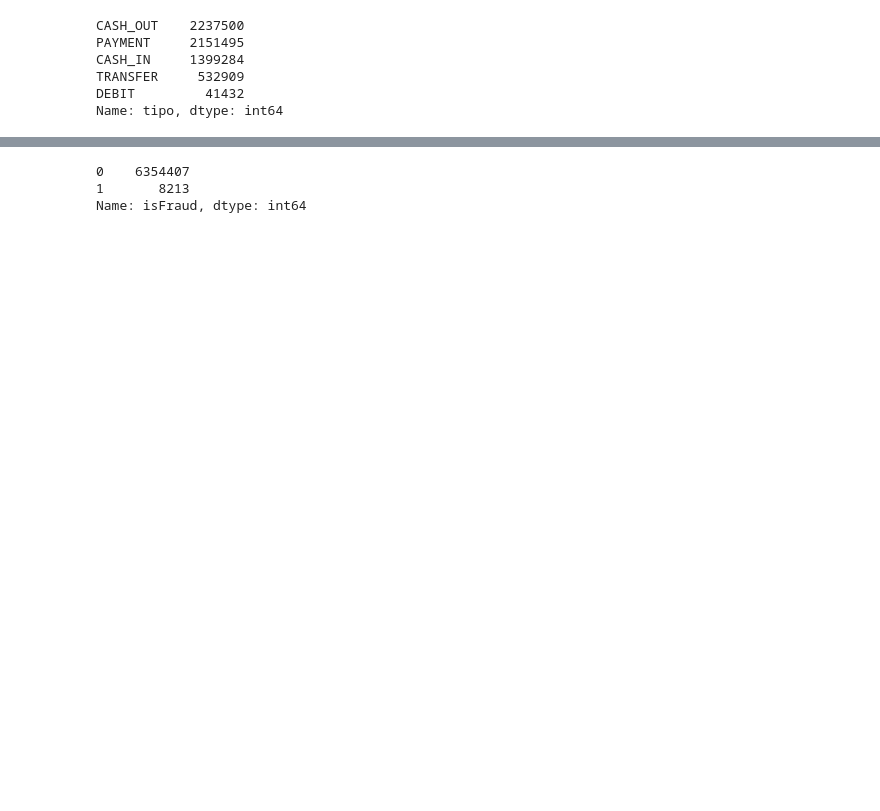
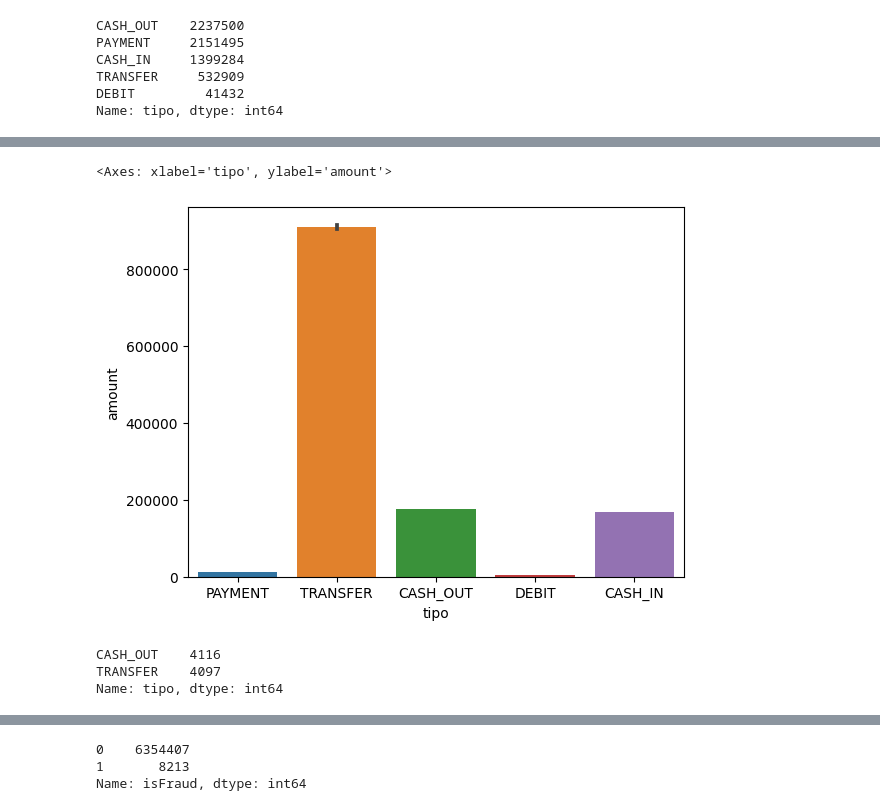
Before and after one commit to Fecarvalho00/Creditcard_fraud_analysis, a Jupyter notebook: Análise_de_Fraude_no_cartão_de_Credito.ipynb, the cells around one changed output, grey strips where cells are left out. Cells and saved outputs as stored; diff of their text form; code cells hidden in the pictures; blank space fills up the shorter version.

```diff
--- a/Análise_de_Fraude_no_cartão_de_Credito.ipynb
+++ b/Análise_de_Fraude_no_cartão_de_Credito.ipynb
@@ -167,0 +141,11 @@ The default value of numeric_only in DataFrame.corr is deprecated. In a future v
+# %%
+sns.barplot(x = 'tipo', y='amount', data = df )
+# %% [output]
+<Axes: xlabel='tipo', ylabel='amount'>
+[figure, added]
+# %%
+df[df['isFraud']==1]['tipo'].value_counts()
+# %% [output]
+CASH_OUT    4116
+TRANSFER    4097
+Name: tipo, dtype: int64
```
Also changed, not shown: parts of 12 cells of this notebook.
